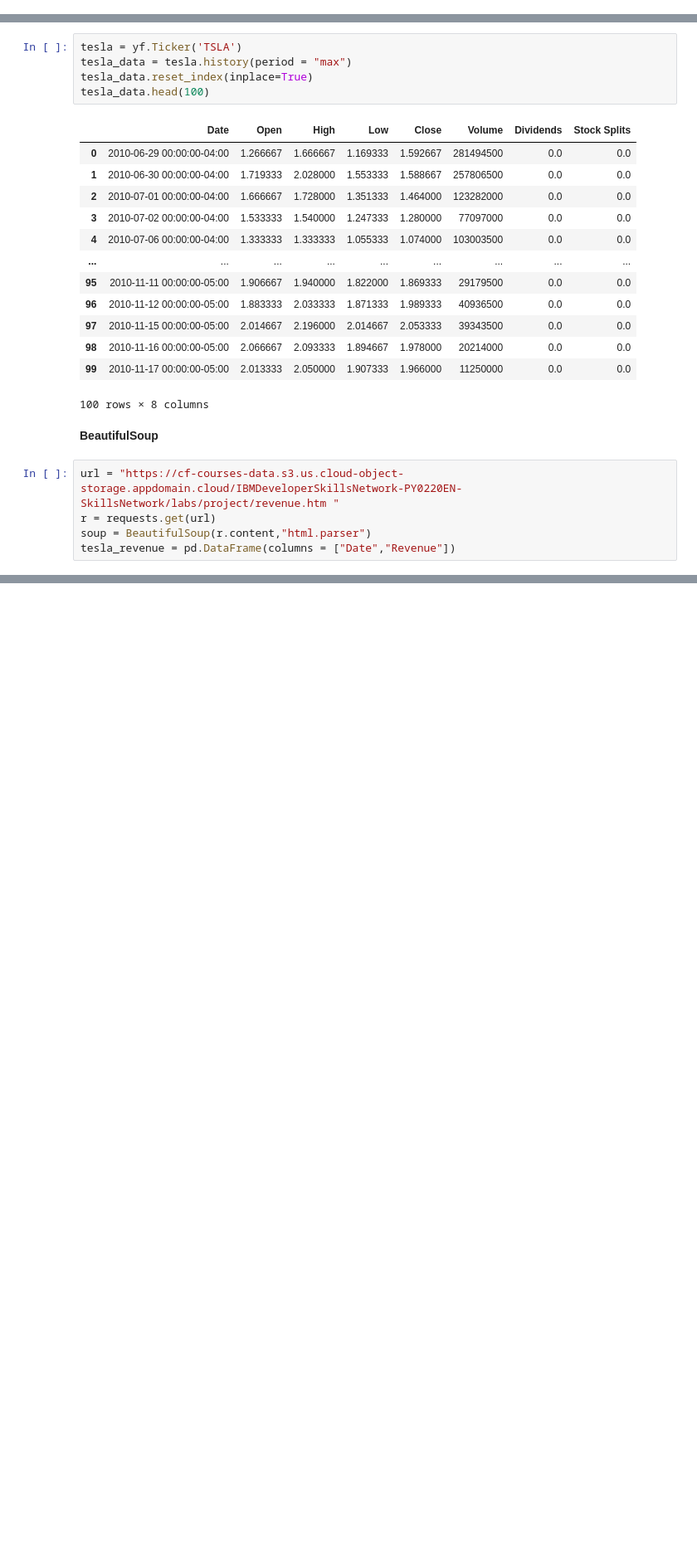
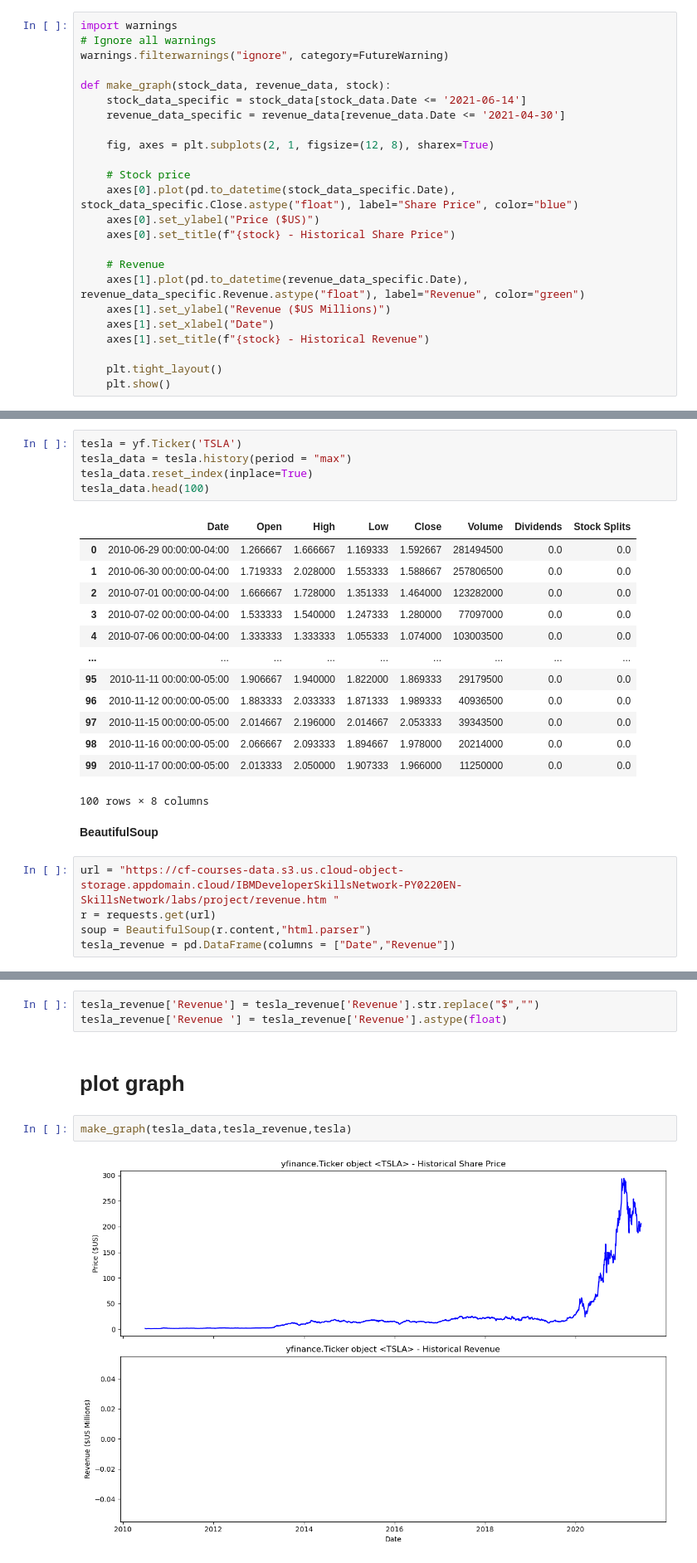
Before and after one commit to CyberWol-12/-Analyzing-Historical-Stock-Revenue-Data-and-Building-a-Dashboard, a Jupyter notebook: Analyzing-Historical-Stock-Revenue-Data-and-Building-a-Dashboard.ipynb, the cells around one changed output, grey strips where cells are left out. Shown at 83% size. Cells and saved outputs as stored; diff of their text form; blank space fills up the shorter version.

Commit message:
plot graph

```diff
--- a/Analyzing-Historical-Stock-Revenue-Data-and-Building-a-Dashboard.ipynb
+++ b/Analyzing-Historical-Stock-Revenue-Data-and-Building-a-Dashboard.ipynb
@@ -171,6 +171,30 @@ import pandas as pd
 from bs4 import BeautifulSoup
 import requests
 import matplotlib.pyplot as plt
+# %%
+import warnings
+# Ignore all warnings
+warnings.filterwarnings("ignore", category=FutureWarning)
+
+def make_graph(stock_data, revenue_data, stock):
+    stock_data_specific = stock_data[stock_data.Date <= '2021-06-14']
+    revenue_data_specific = revenue_data[revenue_data.Date <= '2021-04-30']
+
+    fig, axes = plt.subplots(2, 1, figsize=(12, 8), sharex=True)
+
+    # Stock price
+    axes[0].plot(pd.to_datetime(stock_data_specific.Date), stock_data_specific.Close.astype("float"), label="Share Price", color="blue")
+    axes[0].set_ylabel("Price ($US)")
+    axes[0].set_title(f"{stock} - Historical Share Price")
+
+    # Revenue
+    axes[1].plot(pd.to_datetime(revenue_data_specific.Date), revenue_data_specific.Revenue.astype("float"), label="Revenue", color="green")
+    axes[1].set_ylabel("Revenue ($US Millions)")
+    axes[1].set_xlabel("Date")
+    axes[1].set_title(f"{stock} - Historical Revenue")
+
+    plt.tight_layout()
+    plt.show()
 # %% [markdown]
 **Tesla stock Data**
 # %%
@@ -212,0 +238,9 @@ for table in tables:
+# %%
+tesla_revenue['Revenue'] = tesla_revenue['Revenue'].str.replace("$","")
+tesla_revenue['Revenue '] = tesla_revenue['Revenue'].astype(float)
+# %% [markdown]
+# plot graph
+# %%
+make_graph(tesla_data,tesla_revenue,tesla)
+# %% [output]
+[figure, added]
```
Also changed, not shown: parts of 1 cell of this notebook, 1 other file.
